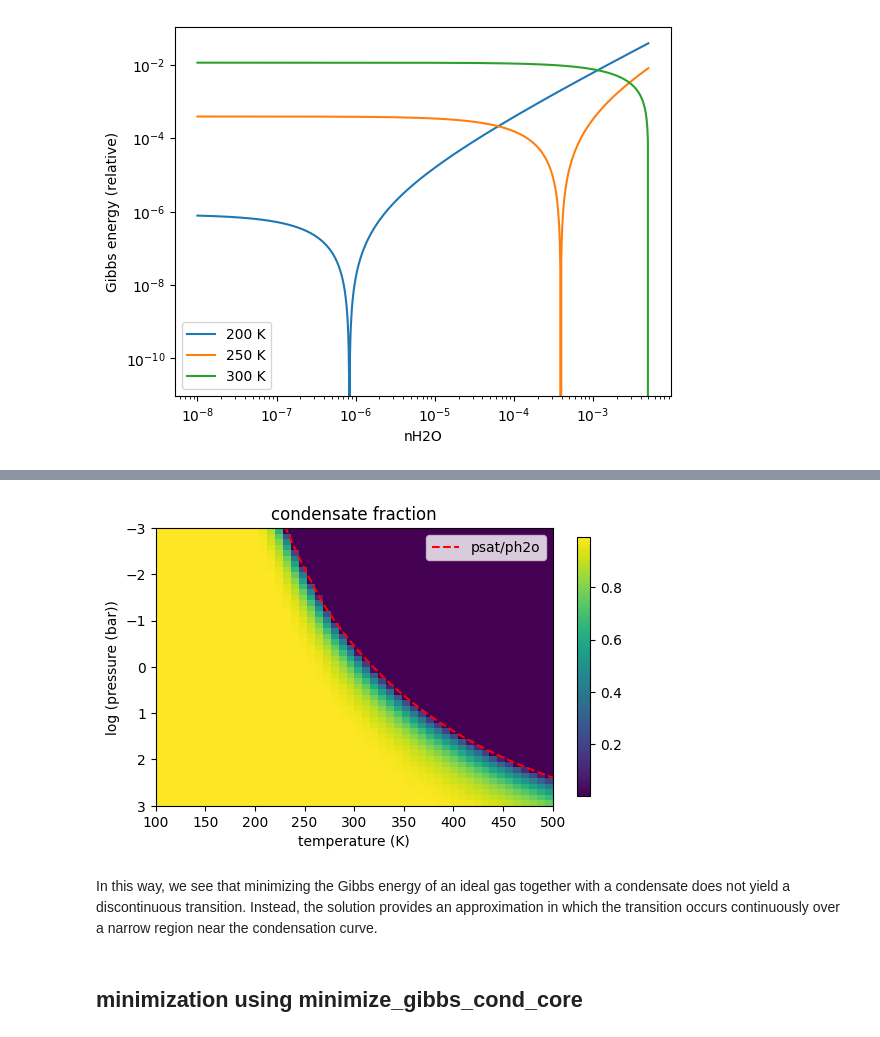
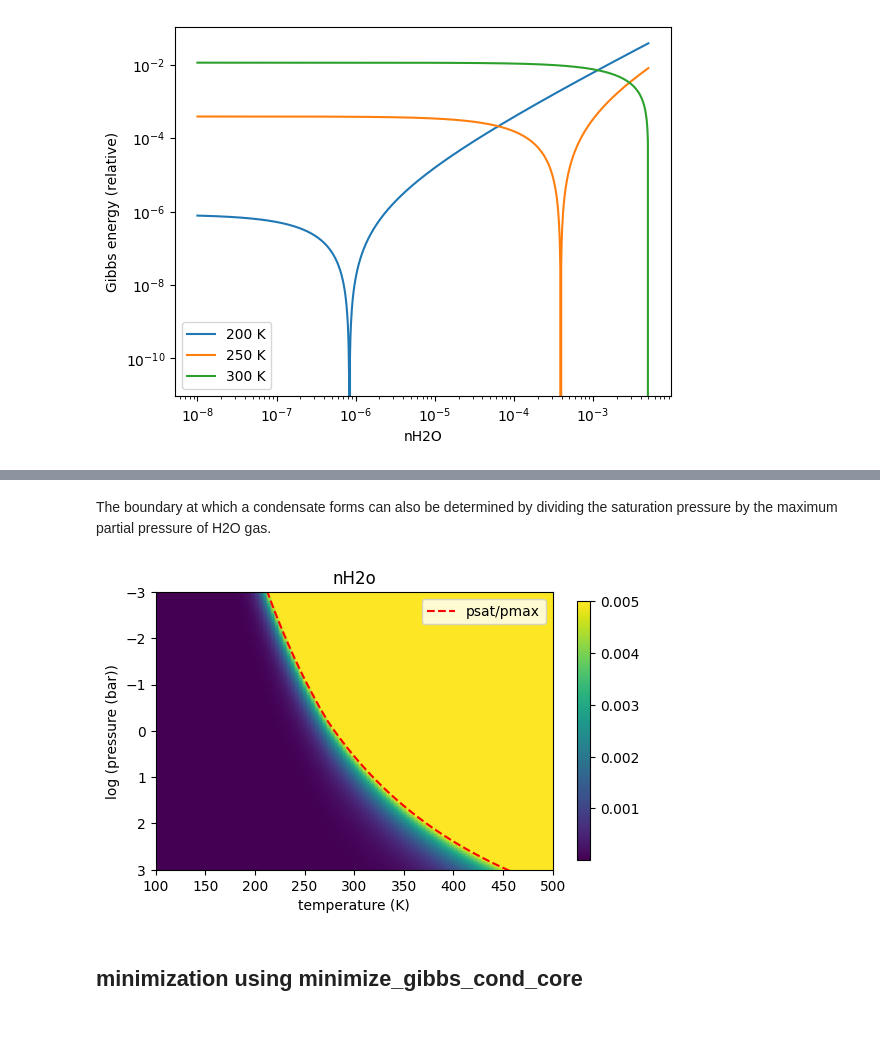
Before and after one commit to HajimeKawahara/exogibbs, a Jupyter notebook: documents/ipynb/fastchem_cond_chemical_potential.ipynb, the cells around one changed output, grey strips where cells are left out. Drawn from its saved outputs; the diff is of its cells as text; code cells hidden in the pictures.

```diff
--- a/documents/ipynb/fastchem_cond_chemical_potential.ipynb
+++ b/documents/ipynb/fastchem_cond_chemical_potential.ipynb
@@ -142,19 +144,17 @@ Text(0, 0.5, 'Gibbs energy (relative)')
 # %%
-def mmin(T,p=1.0):
+def nh2o_gibbs_min(T,p=1.0):
     i = np.nanargmin(gibbs_given(nh2os,T,p))
     return nh2os[i]
 # %%
 from tqdm import tqdm
-Parr = np.logspace(-3,3,50)
-for T in [250,300,400,500]:
-    plt.plot(nh2os/nh2o, gibbs_given(nh2os,T) - np.nanmin(gibbs_given(nh2os,T)), label=str(T)+" K")
-plt.legend()
-Tarr = np.linspace(100,500,50)
 
-mastarr = []
+Parr = np.logspace(-3, 3, 100)
+Tarr = np.linspace(100, 500, 100)
+
+nh2os_arr = []
 for p in tqdm(Parr):
     mastarr_t = []
     for T in Tarr:
-        mastarr_t.append(mmin(T,p))
-    mastarr.append(mastarr_t)
-mastarr = np.array(mastarr)
+        mastarr_t.append(nh2o_gibbs_min(T, p))
+    nh2os_arr.append(mastarr_t)
+nh2os_arr = np.array(nh2os_arr)
@@ -163,24 +161,25 @@ mastarr = np.array(mastarr)
 # %%
 from exojax.atm.psat import psat_water_AM01
 Psat_arr = psat_water_AM01(Tarr)
+# %% [markdown]
+The boundary at which a condensate forms can also be determined by dividing the saturation pressure by the maximum partial pressure of H2O gas.
 # %%
+pmax = (bH/2)/(bH/2 + bN/2)  # maximum possible nH2O
 fig = plt.figure()
 ax = fig.add_subplot(111)
-c = ax.imshow(mastarr/nh2o, extent=(Tarr[0],Tarr[-1],np.log10(Parr[-1]),np.log10(Parr[0])))
-plt.plot(Tarr, np.log10(Psat_arr/nh2o), color='red', linestyle='dashed', label='psat/ph2o')
+c = ax.imshow(nh2os_arr, extent=(Tarr[0],Tarr[-1],np.log10(Parr[-1]),np.log10(Parr[0])))
+plt.plot(Tarr, np.log10(Psat_arr/pmax), color='red', linestyle='dashed', label='psat/pmax')
 ax.set_ylim(np.log10(Parr[0]), np.log10(Parr[-1]))
 plt.colorbar(c, shrink=0.7)
 ax.set_aspect(0.7/ax.get_data_ratio())
 plt.gca().invert_yaxis()
 ax.set_xlabel("temperature (K)")
 ax.set_ylabel("log (pressure (bar))")
-ax.set_title("condensate fraction")
+ax.set_title("nH2o")
 plt.legend()
 plt.show()
 # %% [output]
-[figure, old version]
+[figure, new version]
-# %% [markdown]
-In this way, we see that minimizing the Gibbs energy of an ideal gas together with a condensate does not yield a discontinuous transition. Instead, the solution provides an approximation in which the transition occurs continuously over a narrow region near the condensation curve.
 # %% [markdown]
 ## minimization using minimize_gibbs_cond_core
 # %%
```
Also changed, not shown: parts of 2 cells of this notebook, 1 other file.
